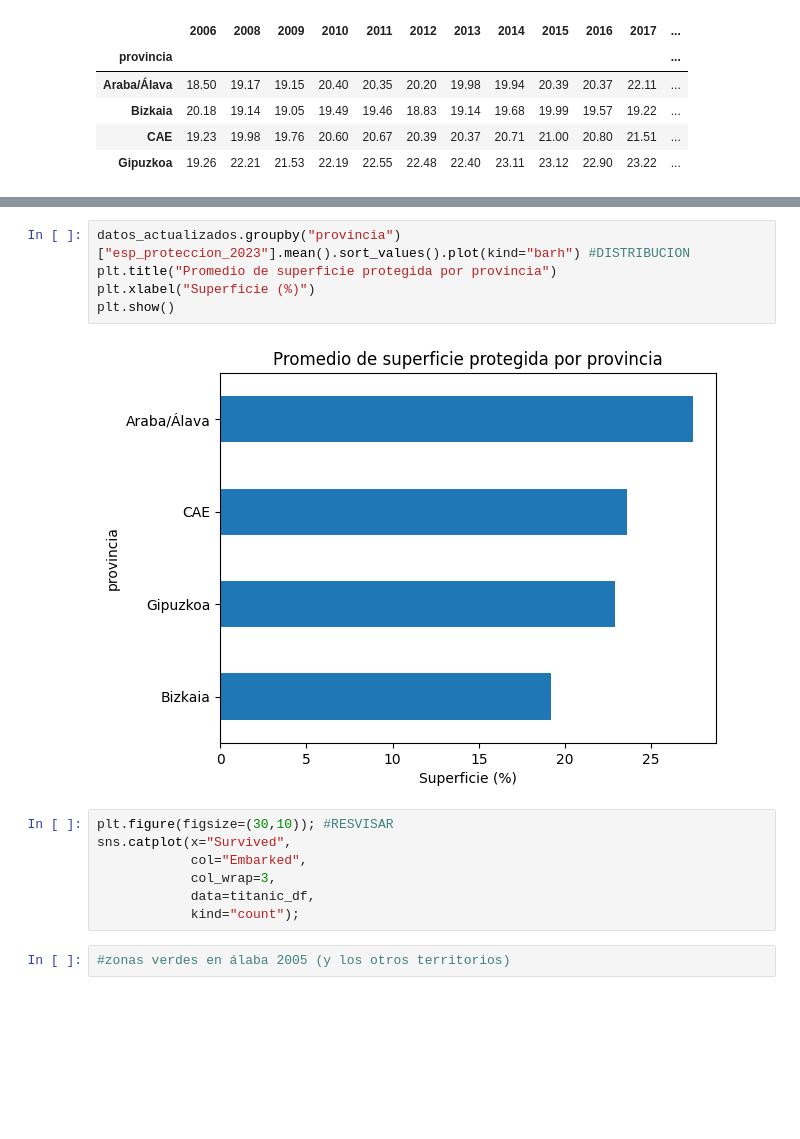
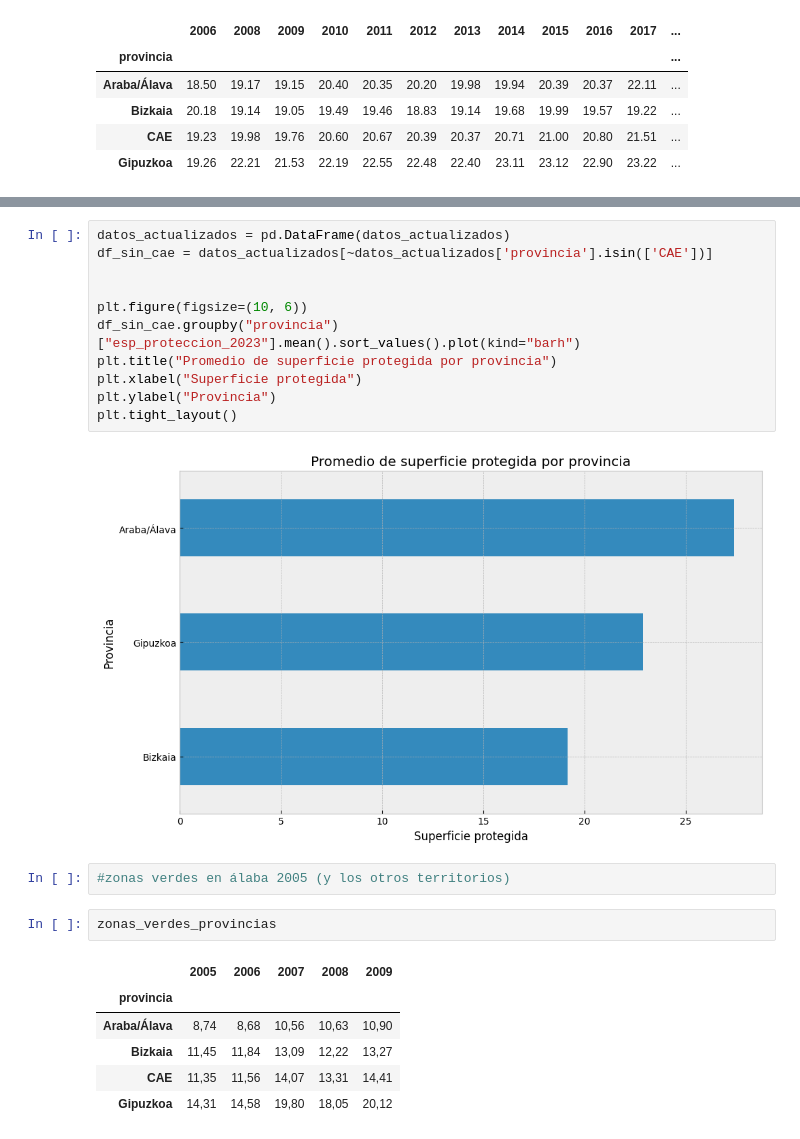
Before and after one commit to AnaExposito/EDA_ZONAS_VERDES, a Jupyter notebook: jupiter_zonas_verdes/Jupiter_zonas_verdes.ipynb, the cells around one changed output, grey strips where cells are left out. Cells and saved outputs as stored; diff of their text form; blank space fills up the shorter version.

```diff
--- a/jupiter_zonas_verdes/Jupiter_zonas_verdes.ipynb
+++ b/jupiter_zonas_verdes/Jupiter_zonas_verdes.ipynb
@@ -1384,16 +1327,24 @@ plt.show()
-# %%
-datos_actualizados.groupby("provincia")["esp_proteccion_2023"].mean().sort_values().plot(kind="barh") #DISTRIBUCION
-plt.title("Promedio de superficie protegida por provincia")
-plt.xlabel("Superficie (%)")
-plt.show()
-# %% [output]
-[figure, removed]
-# %%
-plt.figure(figsize=(30,10)); #RESVISAR
-sns.catplot(x="Survived",
-            col="Embarked",
-            col_wrap=3,
-            data=titanic_df,
-            kind="count");
+# %%
+datos_actualizados = pd.DataFrame(datos_actualizados)
+df_sin_cae = datos_actualizados[~datos_actualizados['provincia'].isin(['CAE'])]
+
+
+plt.figure(figsize=(10, 6))
+df_sin_cae.groupby("provincia")["esp_proteccion_2023"].mean().sort_values().plot(kind="barh")
+plt.title("Promedio de superficie protegida por provincia")
+plt.xlabel("Superficie protegida")
+plt.ylabel("Provincia")
+plt.tight_layout()
+# %% [output]
+[figure, added]
 # %%
 #zonas verdes en álaba 2005 (y los otros territorios)
+# %%
+zonas_verdes_provincias
+# %% [output]
+|  | 2005 | 2006 | 2007 | 2008 | 2009 |
+| provincia |  |  |  |  |  |
+| Araba/Álava | 8,74 | 8,68 | 10,56 | 10,63 | 10,90 |
+| Bizkaia | 11,45 | 11,84 | 13,09 | 12,22 | 13,27 |
+| CAE | 11,35 | 11,56 | 14,07 | 13,31 | 14,41 |
+| Gipuzkoa | 14,31 | 14,58 | 19,80 | 18,05 | 20,12 |
```
Also changed, not shown: parts of 25 cells of this notebook, 5 other files.
